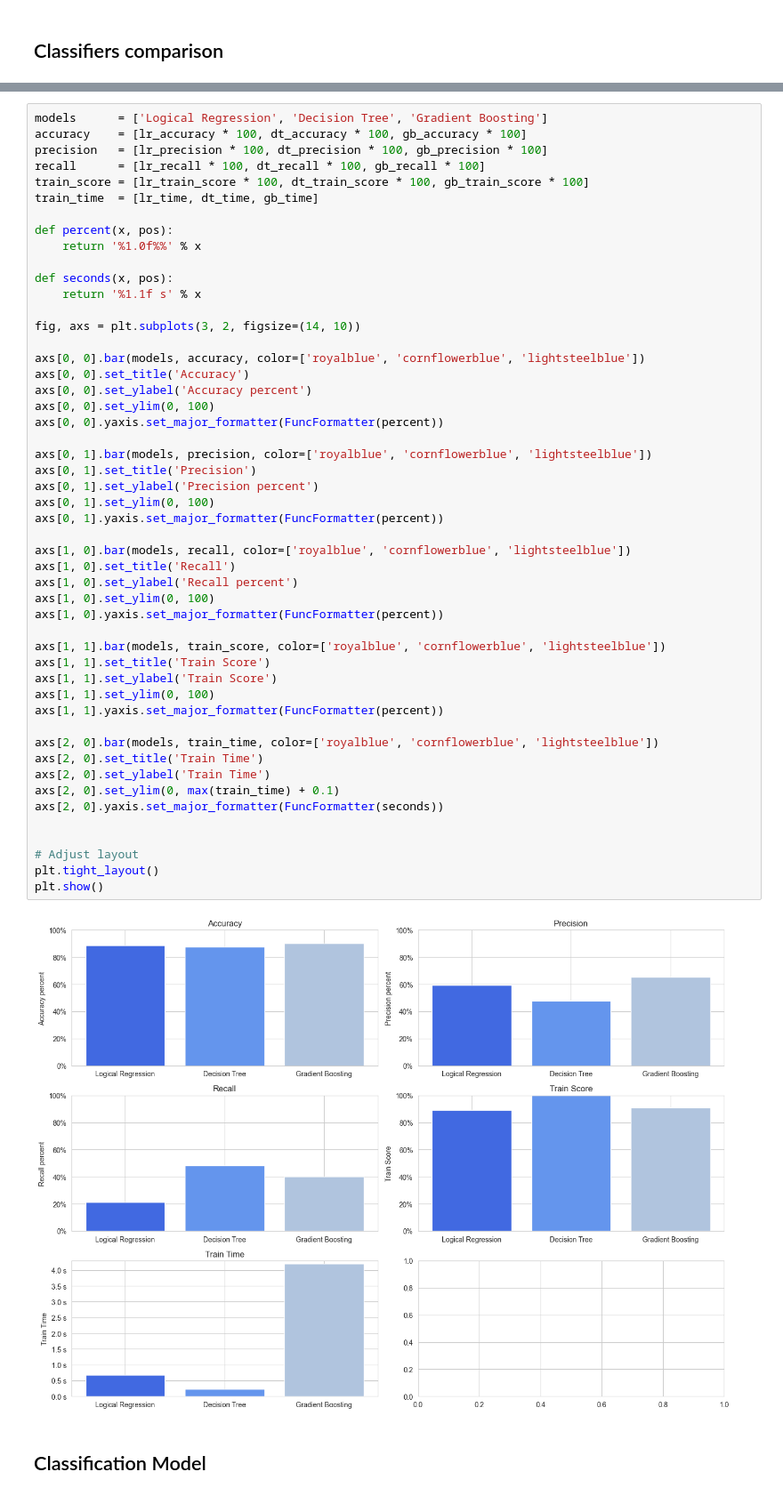
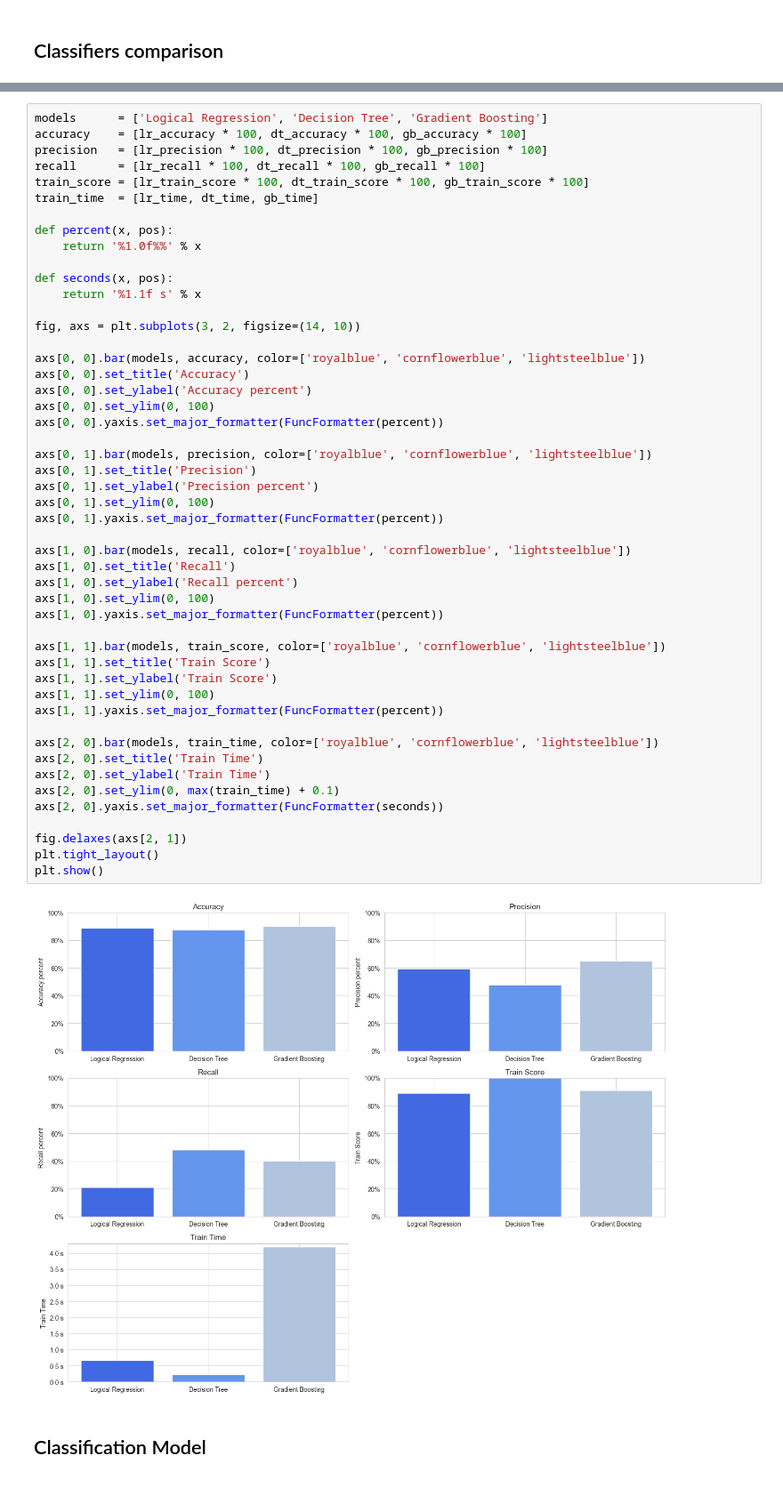
Before and after one commit to ZasaQ/A-neural-model-of-a-banking-customer, a Jupyter notebook: KrzywdaKubowicz.ipynb, the cells around one changed output, grey strips where cells are left out. Shown: that part at 89% size. Saved outputs shown, nothing was run; the diff lists cells and outputs as text.

```diff
--- a/KrzywdaKubowicz.ipynb
+++ b/KrzywdaKubowicz.ipynb
@@ -814,36 +771,35 @@ axs[0, 0].set_ylabel('Accuracy percent')
 axs[0, 0].set_ylim(0, 100)
 axs[0, 0].yaxis.set_major_formatter(FuncFormatter(percent))
 
 axs[0, 1].bar(models, precision, color=['royalblue', 'cornflowerblue', 'lightsteelblue'])
 axs[0, 1].set_title('Precision')
 axs[0, 1].set_ylabel('Precision percent')
 axs[0, 1].set_ylim(0, 100)
 axs[0, 1].yaxis.set_major_formatter(FuncFormatter(percent))
 
 axs[1, 0].bar(models, recall, color=['royalblue', 'cornflowerblue', 'lightsteelblue'])
 axs[1, 0].set_title('Recall')
 axs[1, 0].set_ylabel('Recall percent')
 axs[1, 0].set_ylim(0, 100)
 axs[1, 0].yaxis.set_major_formatter(FuncFormatter(percent))
 
 axs[1, 1].bar(models, train_score, color=['royalblue', 'cornflowerblue', 'lightsteelblue'])
 axs[1, 1].set_title('Train Score')
 axs[1, 1].set_ylabel('Train Score')
 axs[1, 1].set_ylim(0, 100)
 axs[1, 1].yaxis.set_major_formatter(FuncFormatter(percent))
 
 axs[2, 0].bar(models, train_time, color=['royalblue', 'cornflowerblue', 'lightsteelblue'])
 axs[2, 0].set_title('Train Time')
 axs[2, 0].set_ylabel('Train Time')
 axs[2, 0].set_ylim(0, max(train_time) + 0.1)
 axs[2, 0].yaxis.set_major_formatter(FuncFormatter(seconds))
 
-
-# Adjust layout
+fig.delaxes(axs[2, 1])
 plt.tight_layout()
 plt.show()
 # %% [output]
-[figure, old version]
+[figure, new version]
 # %% [markdown]
 ## Classification Model
 # %%
```
Also changed, not shown: parts of 1 cell of this notebook.
